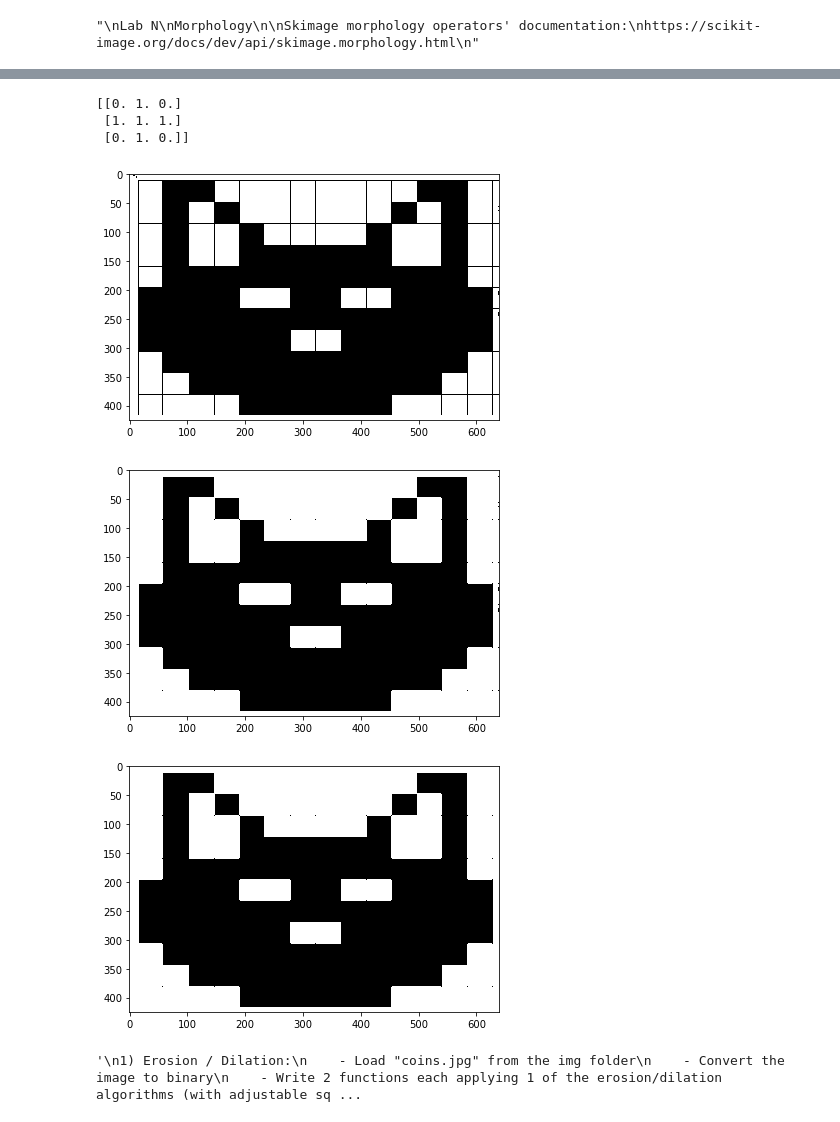
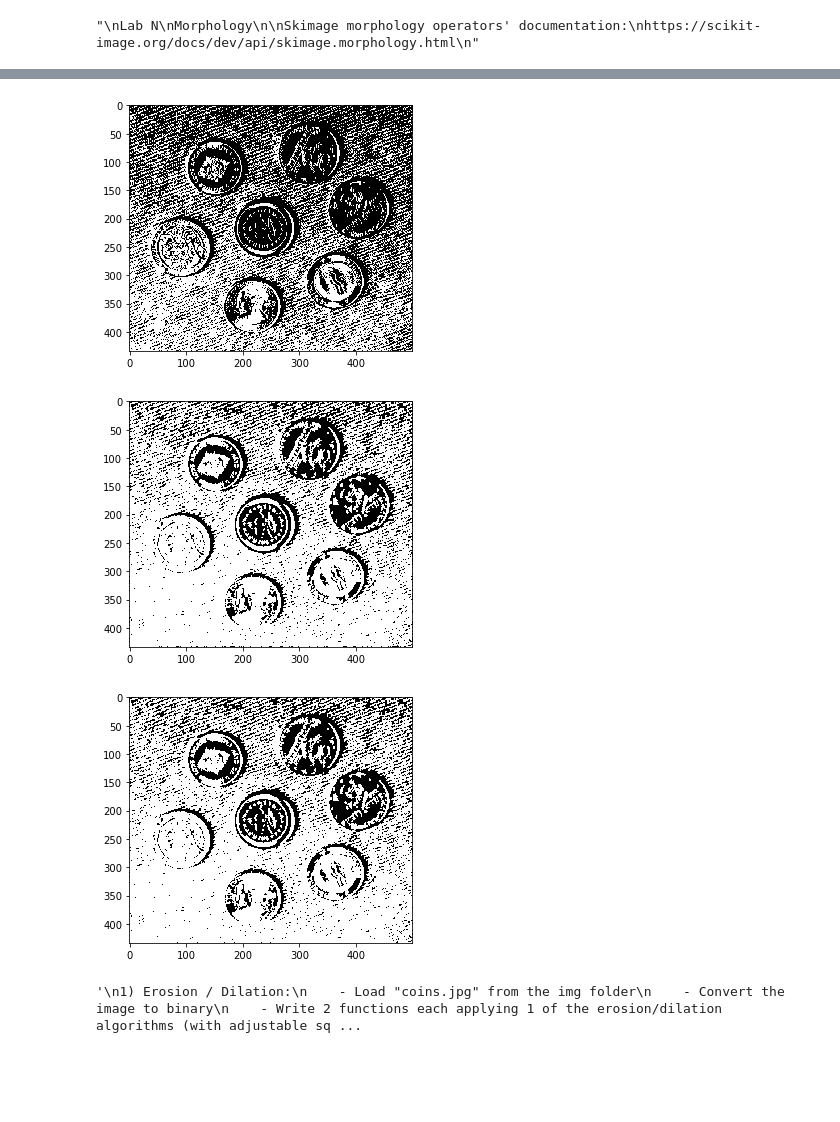
Before and after one commit to BelalElhossany/ImageProcessing, a Jupyter notebook: Lab06-Morphology-STD/Lab-Morphology-STD/lab-Morphology-STD.ipynb, the cells around one changed output, grey strips where cells are left out. Drawn from its saved outputs; the diff is of its cells as text; code cells hidden in the pictures; blank space fills up the shorter version.

```diff
--- a/Lab06-Morphology-STD/Lab-Morphology-STD/lab-Morphology-STD.ipynb
+++ b/Lab06-Morphology-STD/Lab-Morphology-STD/lab-Morphology-STD.ipynb
@@ -64,67 +61,43 @@ def Erosion(img,window=np.ones((3,3))):
             else:
                  eroded_img[i+centre_y-1,j+centre_x-1]=0
     return eroded_img
-# %%
-test=np.ones((3,3))
-test[0,0]=0
-test[0,2]=0
-test[2,0]=0
-test[2,2]=0
-print(test)
-# print(np.ceil(2.5))
-# test=np.ones((5,5))
-# test2=np.zeros((5,5))
-# print(np.max(test2))
-# test2[0,1]=0
-# print(test*test2)
-# test[0,2]=100
-# print(test)
-# print("#############")
-# print(test.shape)
-# part=np.array((test[0:5,0:5]))
-# print(part)
-# %% [output]
-[[0. 1. 0.]
- [1. 1. 1.]
- [0. 1. 0.]]
 # %%
 #set threshold to 150 to see that dilation has great effect to expand the 1's in the image and eleminate some zeros
 #threshold of 150 makes most of pixels in the image black
 #binary=RGB2binary("img/coins.jpg",150)
-binary=RGB2binary("img/cat.jpg",150)
-
+binary=RGB2binary("img/coins.jpg",150)
 io.imshow(binary)
 io.show()
 ##########################################
 # test cross window with size 3*3
 window=np.ones((3,3))
 window[0,0]=0
 window[0,2]=0
 window[2,0]=0
 window[2,2]=0
 ##########################################
 #test square window with size 5*5
 window2=np.ones((5,5))
 ##########################################
 my_dilated=Dilation(binary,window)
 io.imshow(my_dilated)
 io.show()
 ###########################################
 dilated=binary_dilation(binary,selem=window)
 io.imshow(dilated)
 io.show()
 ###########################################
 
 '''
 1) Erosion / Dilation:
     - Load "coins.jpg" from the img folder
     - Convert the image to binary
     - Write 2 functions each applying 1 of the erosion/dilation algorithms (with adjustable square window size) manually to the      binary image
     - Use Skimage's "binary_erosion" & "binary_dilation" & show the results
 '''
 # %% [output]
-[figure, old version]
+[figure, new version]
-[figure, old version]
+[figure, new version]
-[figure, old version]
+[figure, new version]
 '\n1) Erosion / Dilation:\n    - Load "coins.jpg" from the img folder\n    - Convert the image to binary\n    - Write 2 functions each applying 1 of the erosion/dilation algorithms (with adjustable sq ...
 # %%
```
Also changed, not shown: parts of 2 cells of this notebook.
